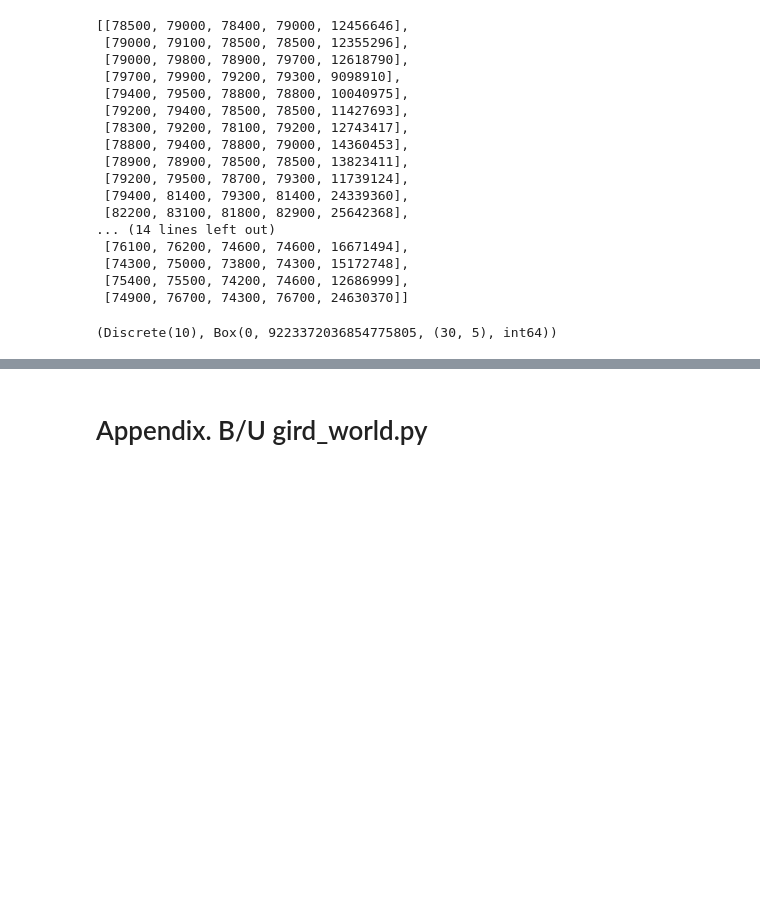
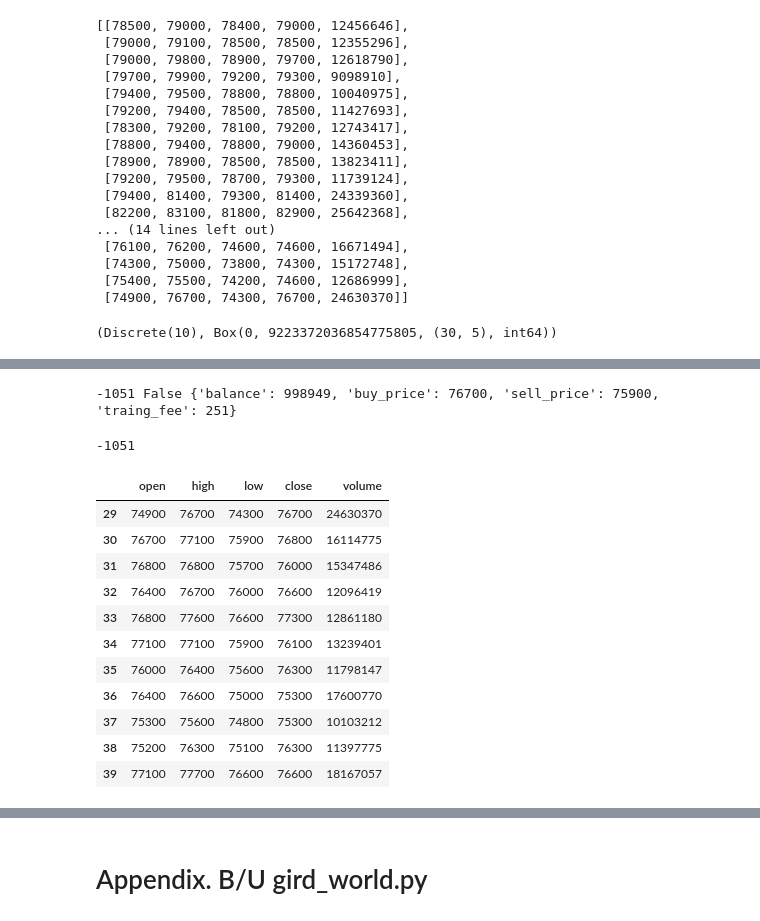
Before and after one commit to merucode/RL, a Jupyter notebook: 01_Creating_a_Gym_Environment.ipynb, the cells around one changed output, grey strips where cells are left out. Drawn from its saved outputs; the diff is of its cells as text; code cells hidden in the pictures; blank space fills up the shorter version.

```diff
--- a/01_Creating_a_Gym_Environment.ipynb
+++ b/01_Creating_a_Gym_Environment.ipynb
@@ -353,6 +445,25 @@ action
 # %%
-obs, reward, done, _ = env.step(1)
-env.step(1)
+obs, reward, done, info = env.step(5)
+print(reward, done, info)
+# %% [output]
+-1051 False {'balance': 998949, 'buy_price': 76700, 'sell_price': 75900, 'traing_fee': 251}
+# %%
+print(reward)
+df[29:40]
+# %% [output]
+-1051
+|  | open | high | low | close | volume |
+| 29 | 74900 | 76700 | 74300 | 76700 | 24630370 |
+| 30 | 76700 | 77100 | 75900 | 76800 | 16114775 |
+| 31 | 76800 | 76800 | 75700 | 76000 | 15347486 |
+| 32 | 76400 | 76700 | 76000 | 76600 | 12096419 |
+| 33 | 76800 | 77600 | 76600 | 77300 | 12861180 |
+| 34 | 77100 | 77100 | 75900 | 76100 | 13239401 |
+| 35 | 76000 | 76400 | 75600 | 76300 | 11798147 |
+| 36 | 76400 | 76600 | 75000 | 75300 | 17600770 |
+| 37 | 75300 | 75600 | 74800 | 75300 | 10103212 |
+| 38 | 75200 | 76300 | 75100 | 76300 | 11397775 |
+| 39 | 77100 | 77700 | 76600 | 76600 | 18167057 |
 # %%
 img = env.render()
 plt.figure()
```
Also changed, not shown: parts of 12 cells of this notebook.
